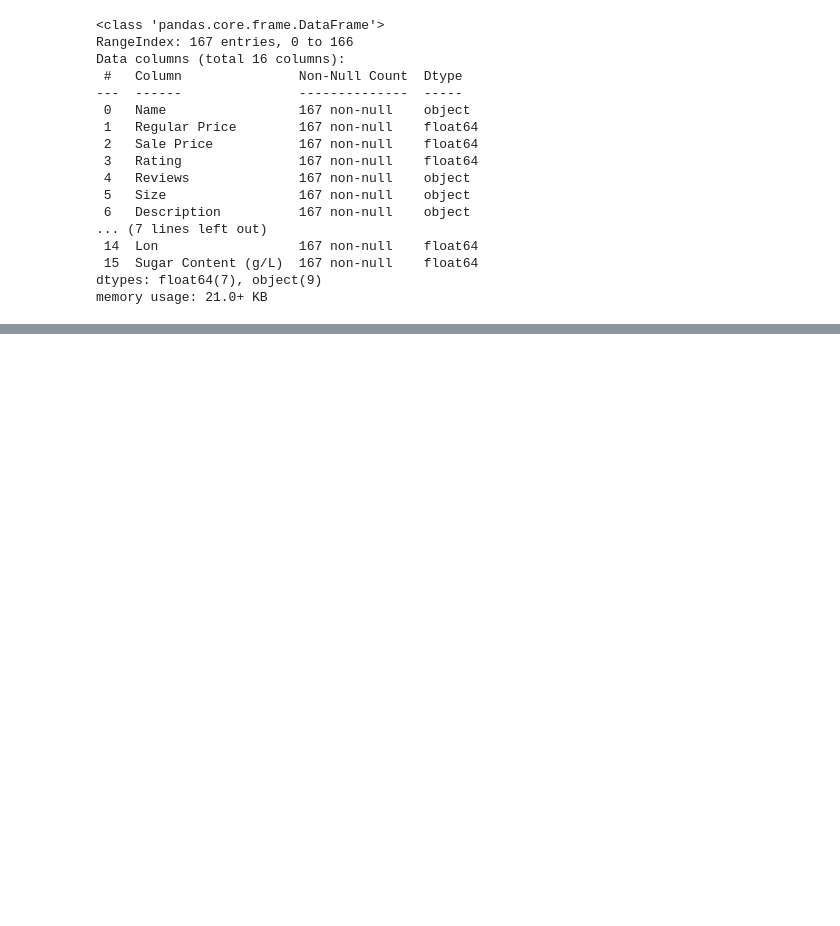
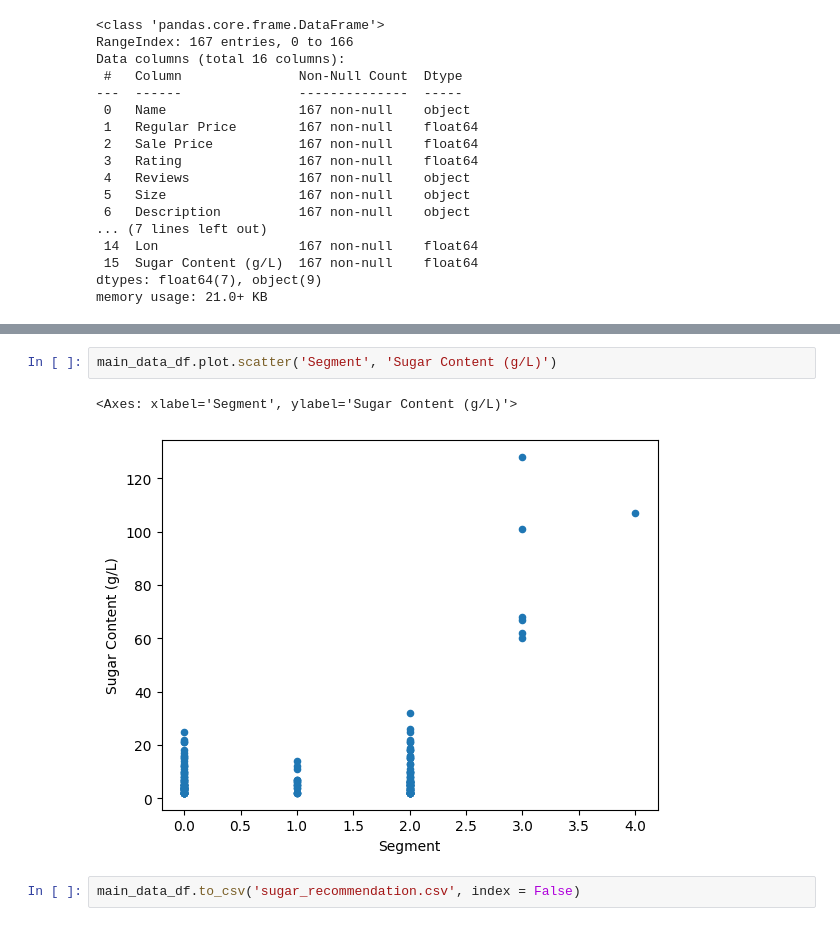
Before and after one commit to domoto86/lcbo-clustering, a Jupyter notebook: LCBO_Clustering.ipynb, the cells around one changed output, grey strips where cells are left out. Drawn from its saved outputs; the diff is of its cells as text; blank space fills up the shorter version.

```diff
--- a/LCBO_Clustering.ipynb
+++ b/LCBO_Clustering.ipynb
@@ -219,0 +206,7 @@ array([6, 0, 0, 2, 0, 0, 6, 7, 0, 2, 2, 2, 3, 0, 0, 3, 0, 2, 0, 0, 0, 0,
+# %%
+main_data_df.plot.scatter('Segment', 'Sugar Content (g/L)')
+# %% [output]
+<Axes: xlabel='Segment', ylabel='Sugar Content (g/L)'>
+[figure, added]
+# %%
+main_data_df.to_csv('sugar_recommendation.csv', index = False)
```
Also changed, not shown: parts of 24 cells of this notebook.
